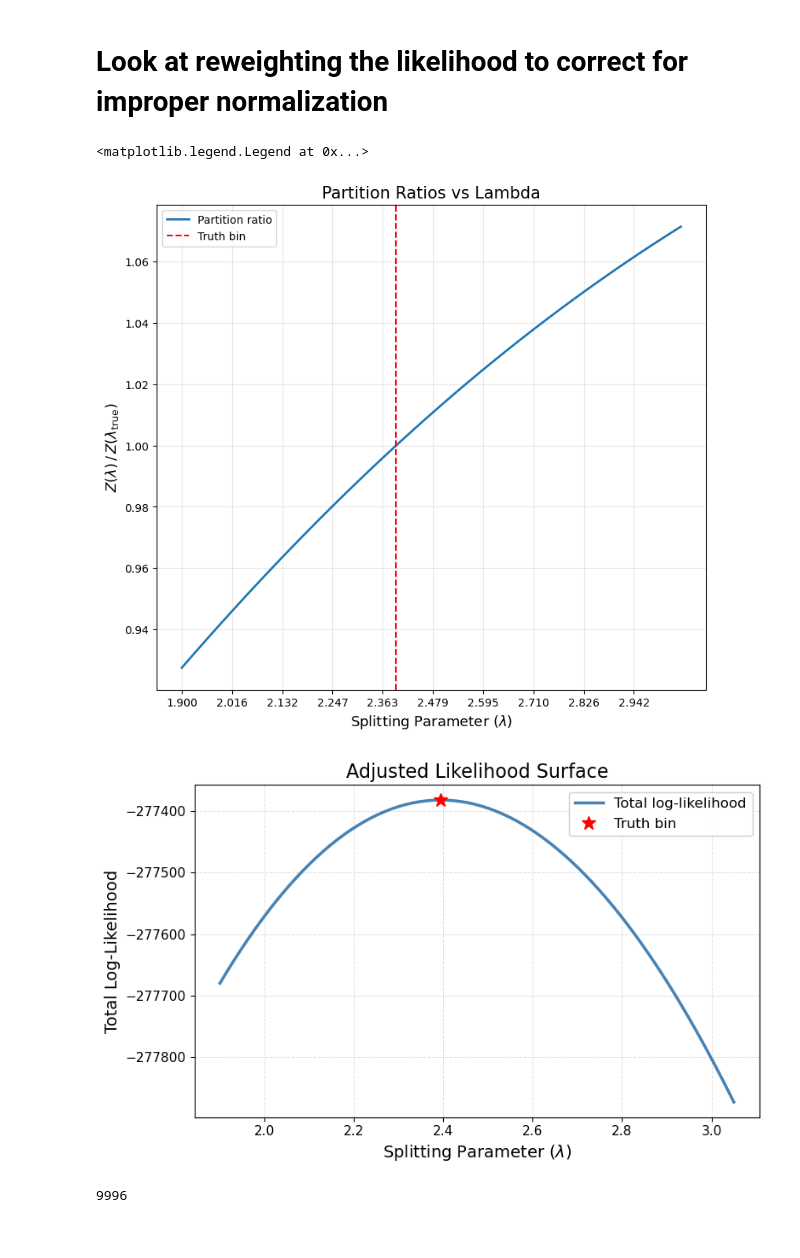
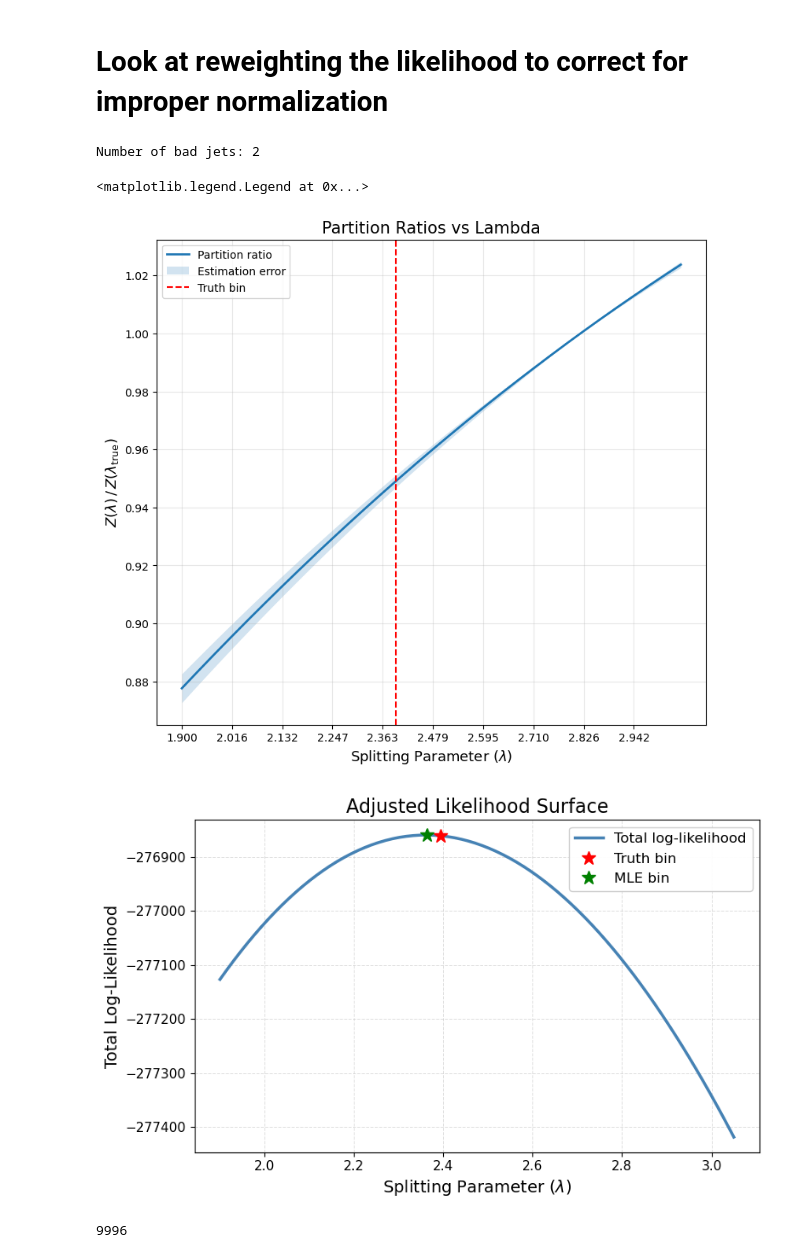
Before and after one commit to mdkdrnevich/ginkgo-inference, a Jupyter notebook: examples/inference/inference.ipynb, the cells around one changed output. Drawn from its saved outputs; the diff is of its cells as text; code cells hidden in the pictures.

Commit message:
Updated the inference algorithm to estimate the partition function ratio using the first MLE estimate and then improve the subsequent estimate

```diff
--- a/examples/inference/inference.ipynb
+++ b/examples/inference/inference.ipynb
@@ -145,5 +176,23 @@ np.int64(119)
+# %%
+bad_indices = []
+for ix, entry in enumerate(mle_likelihood_surface_array):
+    if np.any(np.isnan(entry)) or np.any(np.isinf(entry)):
+         bad_indices.append(ix)
+
+bad_indices = np.array(bad_indices)
+print("Number of bad jets: {:n}".format(len(bad_indices)))
+
+good_indices = np.arange(mle_likelihood_surface_array.shape[0])
+for bad_ix in bad_indices:
+    good_indices = good_indices[good_indices != bad_ix]
+
+
+mle_likelihood_surface_array = mle_likelihood_surface_array[good_indices]
+mle_trees = (np.array(mle_trees)[good_indices]).tolist()
+# %% [output]
+Number of bad jets: 2
 # %%
-def get_partition_ratio(loglikelihood_surface_array, lambda_bin, ref_bin=truth_bin):
+def get_partition_ratio(loglikelihood_surface_array, lambda_bin, ref_bin=mle_coords):
     """
     Compute the partition function ratio p_n = Z(lambda_bin) / Z(ref_bin) using the likelihood surface array.
     This assumes the likelihood surface array is evaluated on samples drawn from the distribution corresponding to ref_bin.
@@ -151,17 +200,25 @@ def get_partition_ratio(loglikelihood_surface_array, lambda_bin, ref_bin=truth_b
     Njets = loglikelihood_surface_array.shape[0]
 
     log_ratio_per_sample = loglikelihood_surface_array[:, lambda_bin] - loglikelihood_surface_array[:, ref_bin]
-    mean_ratio = np.mean(np.exp(log_ratio_per_sample), axis=0)
+    mean_ratio = np.mean(np.exp(log_ratio_per_sample))
+    errors = np.std(np.exp(log_ratio_per_sample)) / np.sqrt(Njets)
 
-    return mean_ratio
+    return mean_ratio, errors
 # %%
-partition_ratios = np.array([get_partition_ratio(likelihood_surface_array, lam_bin, truth_bin) for lam_bin in range(len(lambda_vals))])
+partition_ratios, partition_errors = zip(*[get_partition_ratio(mle_likelihood_surface_array, lam_bin, mle_coords) for lam_bin in range(len(lambda_vals))])
+partition_ratios = np.array(partition_ratios)
+partition_errors = np.array(partition_errors)
 
 fig, ax = plt.subplots(nrows=1, ncols=1)
 fig.set_size_inches(9, 8)
 
-finite = np.isfinite(partition_ratios)
-ax.plot(lambda_vals[finite], partition_ratios[finite], linewidth=2, label="Partition ratio")
+finite = np.isfinite(partition_ratios) & np.isfinite(partition_errors)
+x = lambda_vals[finite]
+y = partition_ratios[finite]
+yerr = partition_errors[finite]
+
+ax.plot(x, y, linewidth=2, label="Partition ratio", color="C0")
+ax.fill_between(x, y - yerr, y + yerr, color="C0", alpha=0.2, linewidth=0, label="Estimation error")
 
 if 0 <= truth_bin < len(lambda_vals):
     ax.axvline(lambda_vals[truth_bin], color="red", linestyle="dashed", linewidth=1.5, label="Truth bin")
@@ -174,5 +231,5 @@ ax.set_xticks(lambda_vals[::15])
 ax.legend()
 # %% [output]
 <matplotlib.legend.Legend at 0x...>
-[figure, old version]
+[figure, new version]
 # %%
@@ -182,22 +239,24 @@ mle_coords = np.unravel_index(np.argmax(adjusted_likelihood_surface[~np.isnan(ad
 # %%
 fig, ax = plt.subplots(nrows=1, ncols=1, figsize=(8, 5))
 
 ax.plot(lambda_vals, adjusted_likelihood_surface, linewidth=2.5, label="Total log-likelihood", color='steelblue')
 
 if 0 <= truth_bin < len(lambda_vals) and valid[truth_bin]:
     ax.plot(lambda_vals[truth_bin], adjusted_likelihood_surface[truth_bin], "r*", markersize=12, label="Truth bin", zorder=5)
+
+ax.plot(lambda_vals[mle_coords], adjusted_likelihood_surface[mle_coords], "g*", markersize=12, label="MLE bin", zorder=5)
 
 ax.set_title("Adjusted Likelihood Surface", size=16)
 ax.set_xlabel("Splitting Parameter ($\lambda$)", size=14)
 ax.set_ylabel("Total Log-Likelihood", size=14)
 ax.grid(True, alpha=0.4, linestyle='--', linewidth=0.7)
 ax.legend(fontsize=12, framealpha=0.95)
 
 # Improve tick label appearance
 ax.tick_params(labelsize=11)
 fig.tight_layout()
 # %% [output]
-[figure, old version]
+[figure, new version]
 # %%
 ## Repeat this process to update the MLE estimate and confidence intervals based on the adjusted likelihood surface.
 
```
Also changed, not shown: parts of 9 cells of this notebook.
